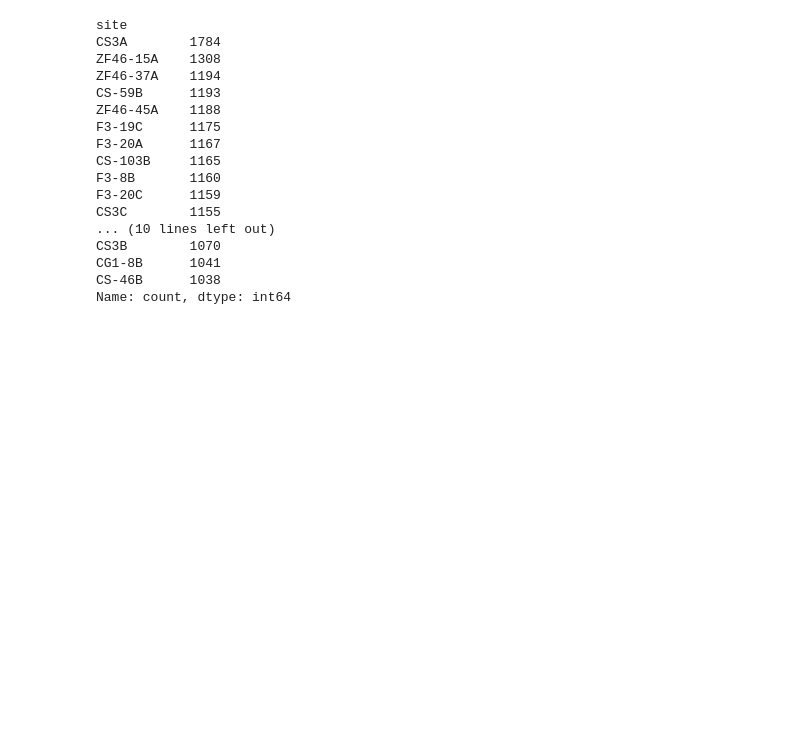
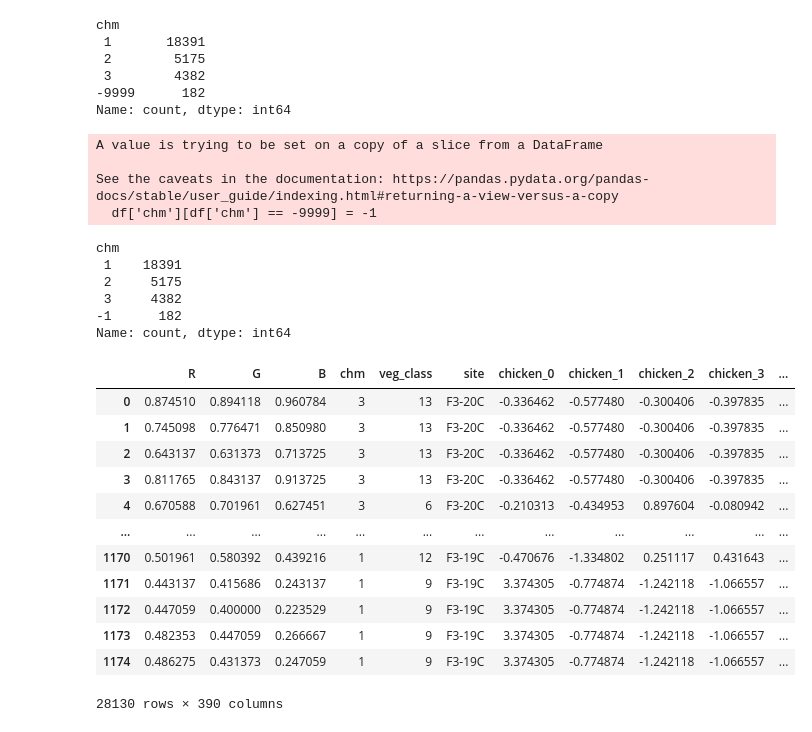
Before and after one commit to mbb25/genericRF_NWT, a Jupyter notebook: 1_data_extraction.ipynb, the cells around one changed output. Saved outputs shown, nothing was run; the diff lists cells and outputs as text; code cells hidden in the pictures; blank space fills up the shorter version.

```diff
--- a/1_data_extraction.ipynb
+++ b/1_data_extraction.ipynb
@@ -52,8 +54,15 @@ def load_site_data(site: str):
         rgb_raster = f.read((1,2,3))
 
     # load chm file
-    with rio.open(rgb_file) as f:
-        chm_raster = f.read(1)
+    with rio.open(chm_file) as f:
+        chm_raster = f.read(
+            1,
+            out_shape=(
+                height,
+                width
+            ),
+            resampling=Resampling.nearest
+        ).astype(int)
 
     # labels are stored as shapefiles, so we will need to rasterize it
     label_gdf = gpd.read_file(label_file).to_crs(crs).dropna(subset=['class'])
@@ -115,5 +124,6 @@ def extract_chicken_pixel_features(chicken_feature_raster, indices):
 # %%
-for site in sites:
+all_features = None
+for site in sites[11:]:
     print(f'Processing {site}...')
     rgb, chm, labels = load_site_data(site)
     df1, indices = extract_pixel_features(rgb, chm, labels)
@@ -155,19 +160,47 @@ Using cache found in /home/matt/.cache/torch/hub/facebookresearch_dinov2_main
+# %%
+all_features['chm'].value_counts()
+# %% [output]
+chm
+ 1       18391
+ 2        5175
+ 3        4382
+-9999      182
+Name: count, dtype: int64
 # %%
+# Some additional cleanup
+df = all_features
+# Remove -9999 values from chm
+df['chm'][df['chm'] == -9999] = -1
+
+df['chm'].value_counts()
 # %% [output]
-site
-CS3A        1784
-ZF46-15A    1308
-ZF46-37A    1194
-CS-59B      1193
-ZF46-45A    1188
-F3-19C      1175
-F3-20A      1167
-CS-103B     1165
-F3-8B       1160
-F3-20C      1159
-CS3C        1155
-... (10 lines left out)
-CS3B        1070
-CG1-8B      1041
-CS-46B      1038
-Name: count, dtype: int64
+A value is trying to be set on a copy of a slice from a DataFrame
+
+See the caveats in the documentation: https://pandas.pydata.org/pandas-docs/stable/user_guide/indexing.html#returning-a-view-versus-a-copy
+  df['chm'][df['chm'] == -9999] = -1
+chm
+ 1    18391
+ 2     5175
+ 3     4382
+-1      182
+Name: count, dtype: int64
+# %%
+# Normalize colors
+for c in ['R', 'G', 'B']:
+    df[c] = df[c].astype(float)/255.0
+# %%
+df
+# %% [output]
+|  | R | G | B | chm | veg_class | site | chicken_0 | chicken_1 | chicken_2 | chicken_3 | ... |
+| 0 | 0.874510 | 0.894118 | 0.960784 | 3 | 13 | F3-20C | -0.336462 | -0.577480 | -0.300406 | -0.397835 | ... |
+| 1 | 0.745098 | 0.776471 | 0.850980 | 3 | 13 | F3-20C | -0.336462 | -0.577480 | -0.300406 | -0.397835 | ... |
+| 2 | 0.643137 | 0.631373 | 0.713725 | 3 | 13 | F3-20C | -0.336462 | -0.577480 | -0.300406 | -0.397835 | ... |
+| 3 | 0.811765 | 0.843137 | 0.913725 | 3 | 13 | F3-20C | -0.336462 | -0.577480 | -0.300406 | -0.397835 | ... |
+| 4 | 0.670588 | 0.701961 | 0.627451 | 3 | 6 | F3-20C | -0.210313 | -0.434953 | 0.897604 | -0.080942 | ... |
+| ... | ... | ... | ... | ... | ... | ... | ... | ... | ... | ... | ... |
+| 1170 | 0.501961 | 0.580392 | 0.439216 | 1 | 12 | F3-19C | -0.470676 | -1.334802 | 0.251117 | 0.431643 | ... |
+| 1171 | 0.443137 | 0.415686 | 0.243137 | 1 | 9 | F3-19C | 3.374305 | -0.774874 | -1.242118 | -1.066557 | ... |
+| 1172 | 0.447059 | 0.400000 | 0.223529 | 1 | 9 | F3-19C | 3.374305 | -0.774874 | -1.242118 | -1.066557 | ... |
+| 1173 | 0.482353 | 0.447059 | 0.266667 | 1 | 9 | F3-19C | 3.374305 | -0.774874 | -1.242118 | -1.066557 | ... |
+| 1174 | 0.486275 | 0.431373 | 0.247059 | 1 | 9 | F3-19C | 3.374305 | -0.774874 | -1.242118 | -1.066557 | ... |
+28130 rows × 390 columns
```
Also changed, not shown: parts of 4 cells of this notebook, 2 other files.
